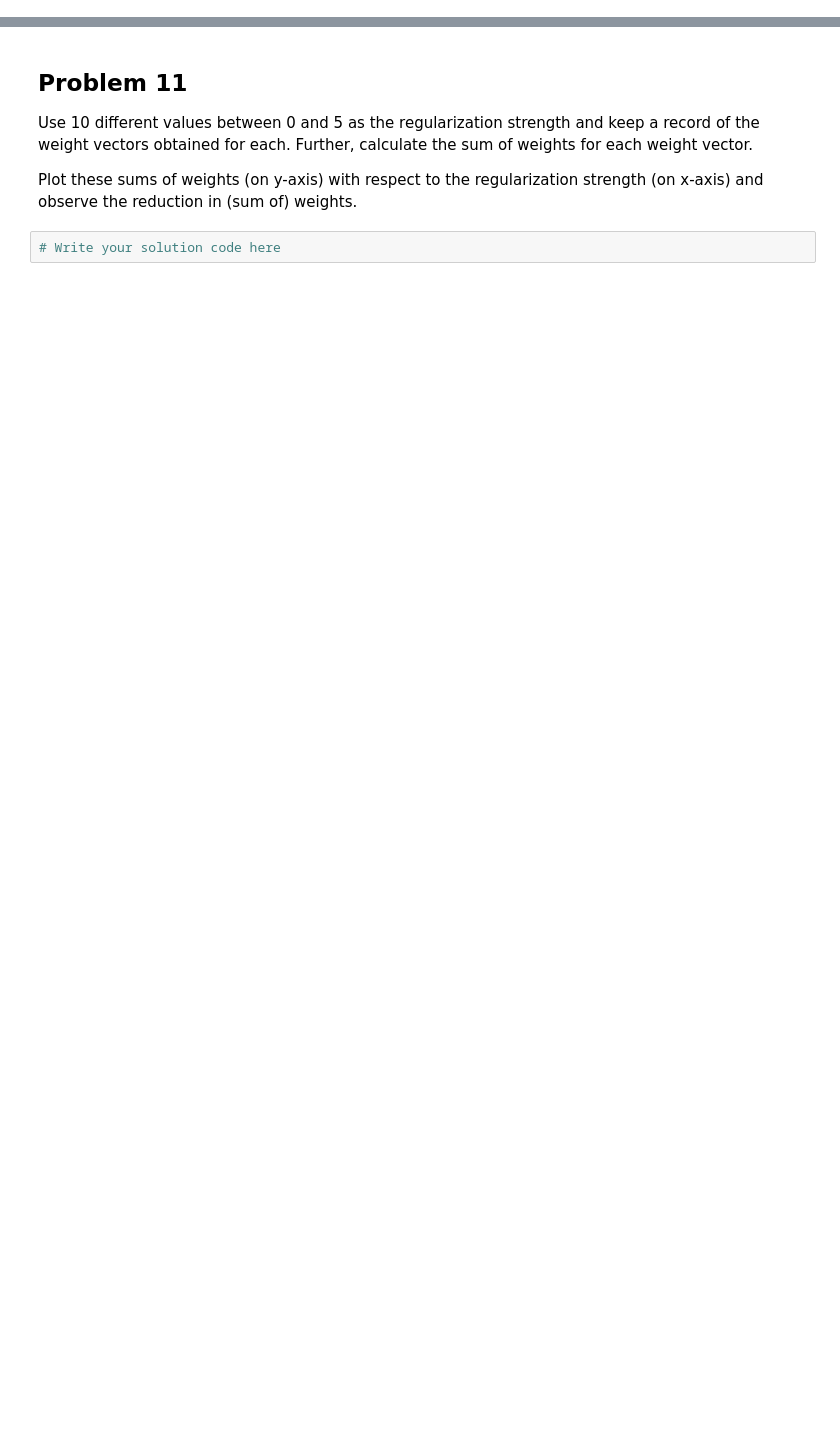
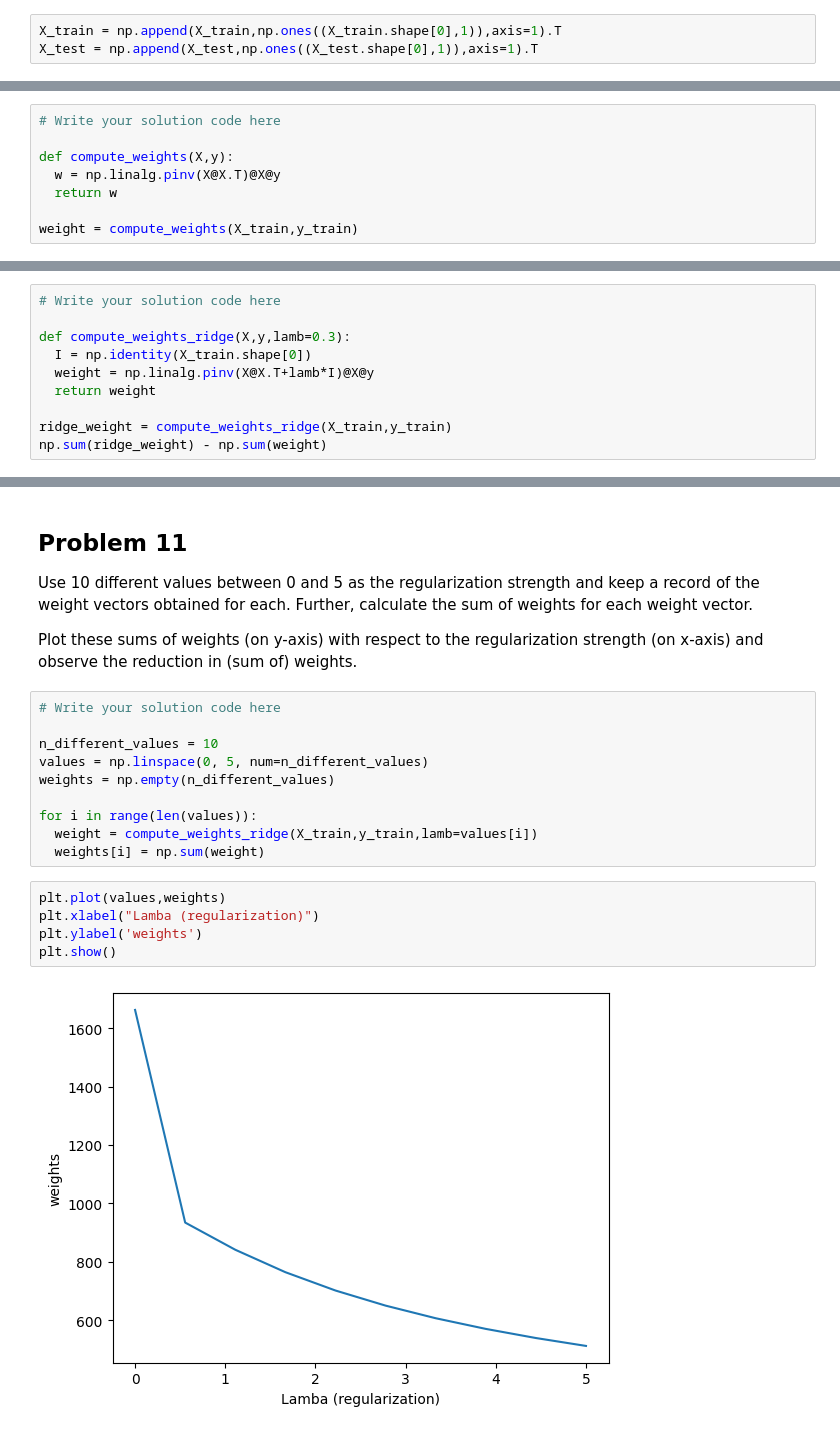
Before and after one commit to shivainlabs/Machine-Learning, a Jupyter notebook: Supervised Learning/Linear Regression/Ridge_Lasso_Week6_programming_ques.ipynb, the cells around one changed output, grey strips where cells are left out. Cells and saved outputs as stored; diff of their text form; blank space fills up the shorter version.

Commit message:
Finished Week 06 Ridge and Lasso Assessment

```diff
--- a/Supervised Learning/Linear Regression/Ridge_Lasso_Week6_programming_ques.ipynb
+++ b/Supervised Learning/Linear Regression/Ridge_Lasso_Week6_programming_ques.ipynb
@@ -81,0 +108,3 @@ What are the shapes of $X_{train}$ and $X_{test}$?
+# %%
+X_train = np.append(X_train,np.ones((X_train.shape[0],1)),axis=1).T
+X_test = np.append(X_test,np.ones((X_test.shape[0],1)),axis=1).T
@@ -89,0 +121,8 @@ Call this function by passing $X_{train}$ and $y_{train}$. As the dummy feature
+# %%
+# Write your solution code here
+
+def compute_weights(X,y):
+  w = np.linalg.pinv(X@X.T)@X@y
+  return w
+
+weight = compute_weights(X_train,y_train)
@@ -114,0 +164,10 @@ Find the sum of values in the weight vector obtained. How much reduction in tota
+# %%
+# Write your solution code here
+
+def compute_weights_ridge(X,y,lamb=0.3):
+  I = np.identity(X_train.shape[0])
+  weight = np.linalg.pinv(X@X.T+lamb*I)@X@y
+  return weight
+
+ridge_weight = compute_weights_ridge(X_train,y_train)
+np.sum(ridge_weight) - np.sum(weight)
@@ -124,5 +191,20 @@ Compute the train error and test error. What is their absolute difference?
 Use 10 different values between 0 and 5 as the regularization strength and keep a record of the weight vectors obtained for each. Further, calculate the sum of weights for each weight vector.
 
 Plot these sums of weights (on y-axis) with respect to the regularization strength (on x-axis) and observe the reduction in (sum of) weights.
-# %%
-# Write your solution code here
+# %%
+# Write your solution code here
+
+n_different_values = 10
+values = np.linspace(0, 5, num=n_different_values)
+weights = np.empty(n_different_values)
+
+for i in range(len(values)):
+  weight = compute_weights_ridge(X_train,y_train,lamb=values[i])
+  weights[i] = np.sum(weight)
+# %%
+plt.plot(values,weights)
+plt.xlabel("Lamba (regularization)")
+plt.ylabel('weights')
+plt.show()
+# %% [output]
+[figure, added]
```
Also changed, not shown: parts of 14 cells of this notebook.
